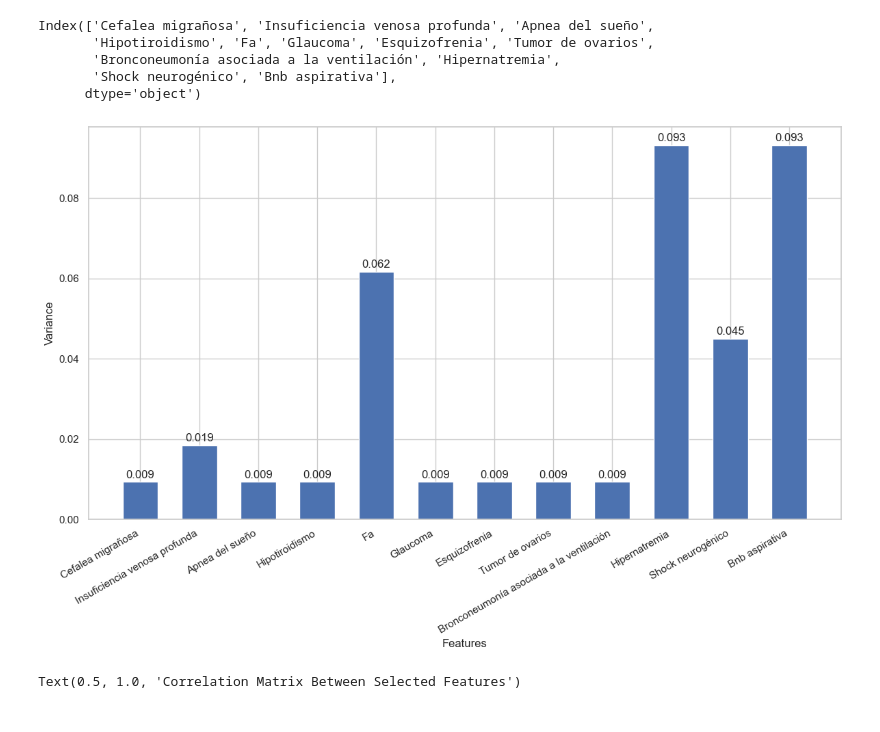
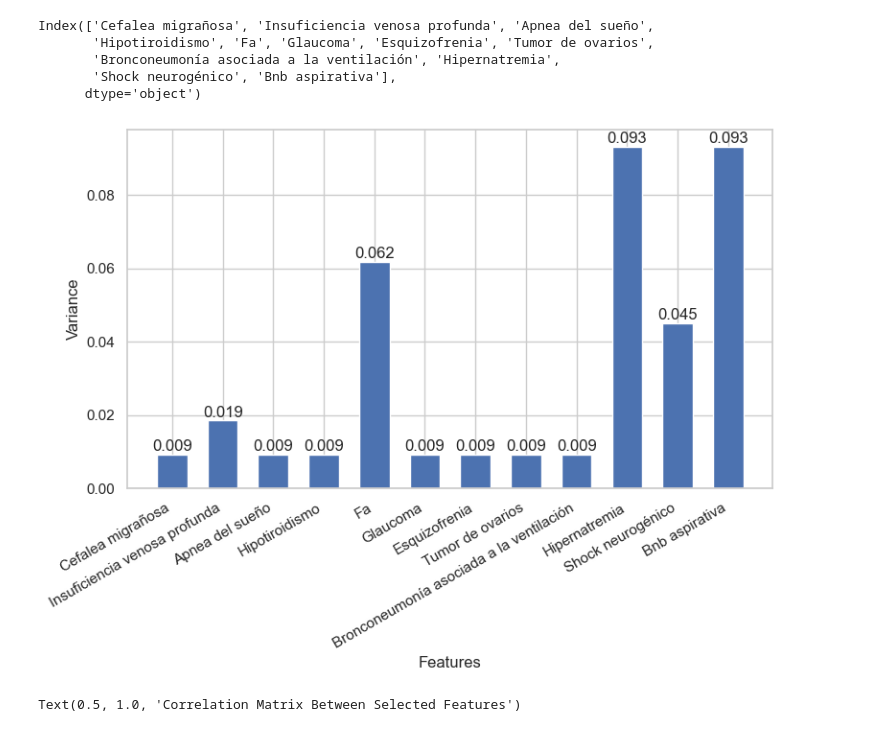
Before and after one commit to serize02/LGI-predictor, a Jupyter notebook: notebooks/00-initial-data-exploration.ipynb, the cells around one changed output. Cells and saved outputs as stored; diff of their text form; code cells hidden in the pictures.

```diff
--- a/notebooks/00-initial-data-exploration.ipynb
+++ b/notebooks/00-initial-data-exploration.ipynb
@@ -89,22 +89,22 @@ Index(['Cefalea migrañosa', 'Insuficiencia venosa profunda', 'Apnea del sueño'
 # %%
 fig , ax = plt.subplots()
 
-fig.set_size_inches(12,8)
+fig.set_size_inches(8,6)
 
 x = features
 y_ = X[features].var(axis=0)
 
 ax.bar(x, y_ , width= 0.6)
 ax.set_xlabel('Features')
 ax.set_ylabel('Variance')
 
 for index, value in enumerate(y_):
     plt.text(x=index, y=value+0.001, s=str(round(value, 3)), ha='center')
 
 fig.autofmt_xdate()
 plt.tight_layout()
 # %% [output]
-[figure, old version]
+[figure, new version]
 # %%
 X = X[features]
 # %%
```
Also changed, not shown: parts of 1 cell of this notebook, 2 other files.
